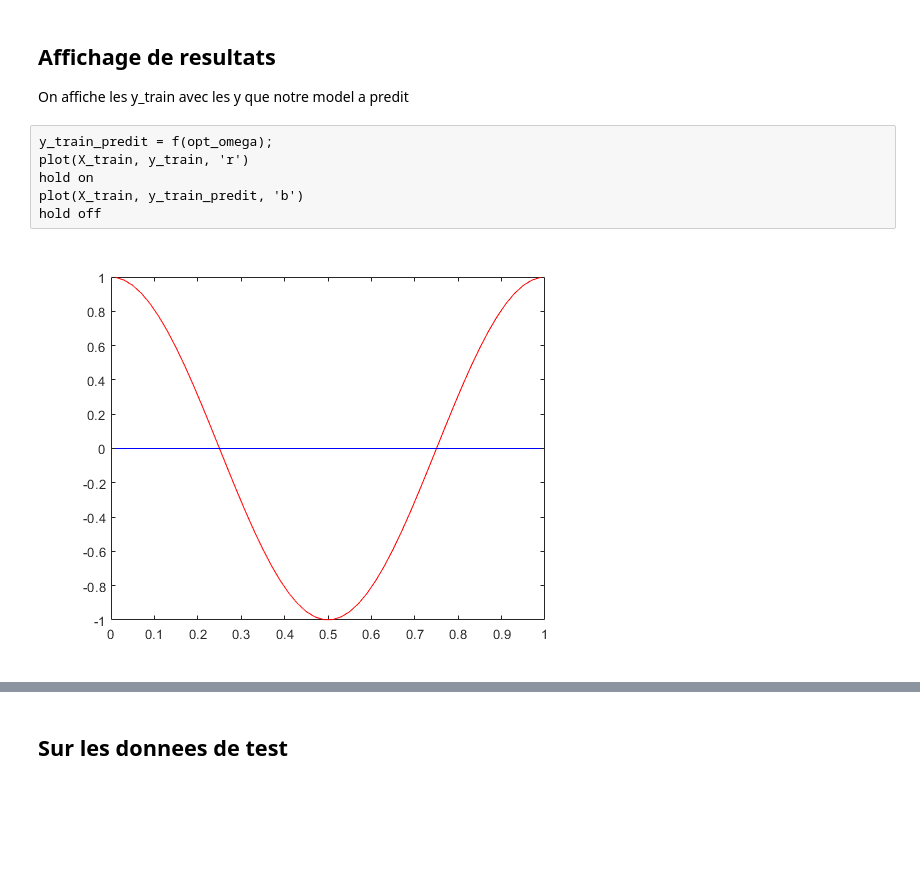
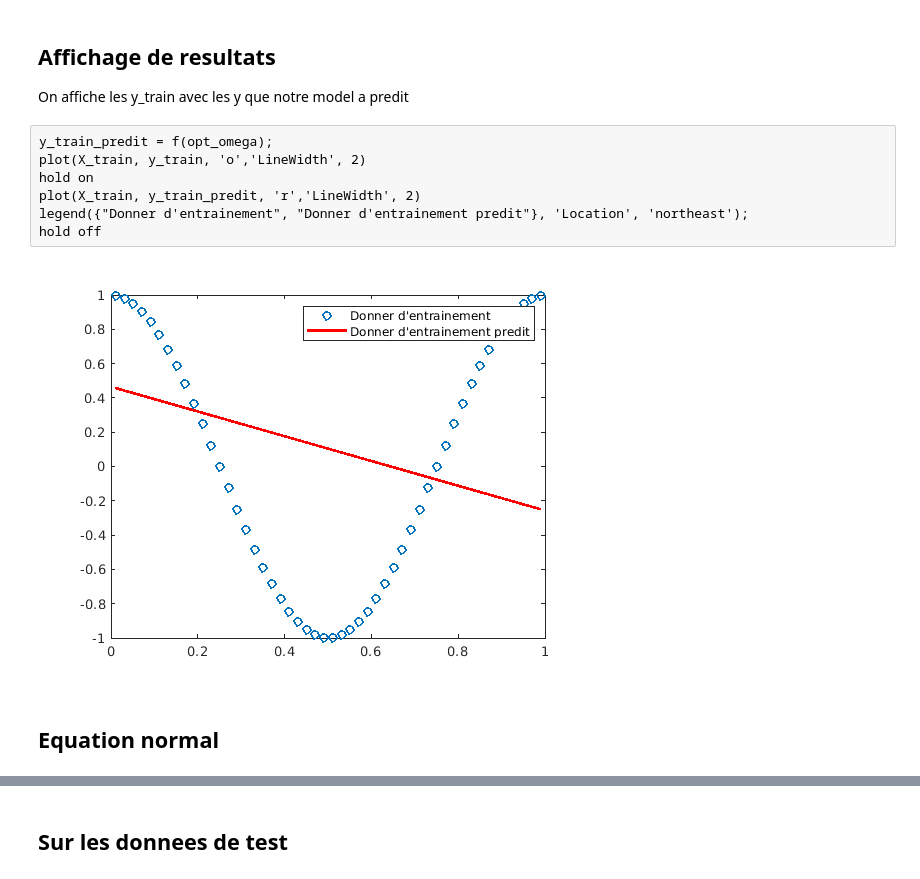
Before and after one commit to akram-elgh/Master-AIDC, a Jupyter notebook: ML/TP2/TP2.ipynb, the cells around one changed output, grey strips where cells are left out. Cells and saved outputs as stored; diff of their text form; blank space fills up the shorter version.

```diff
--- a/ML/TP2/TP2.ipynb
+++ b/ML/TP2/TP2.ipynb
@@ -123,12 +124,15 @@ ans =
 On affiche les y_train avec les y que notre model a predit
 # %%
 y_train_predit = f(opt_omega);
-plot(X_train, y_train, 'r')
+plot(X_train, y_train, 'o','LineWidth', 2)
 hold on
-plot(X_train, y_train_predit, 'b')
+plot(X_train, y_train_predit, 'r','LineWidth', 2)
+legend({"Donner d'entrainement", "Donner d'entrainement predit"}, 'Location', 'northeast');
 hold off
 # %% [output]
-[figure, old version]
+[figure, new version]
+# %% [markdown]
+## Equation normal
 # %%
 w_et = (K' * K) \ (K' * y_train);
 y_opt = f(w_et);
```
Also changed, not shown: parts of 310 cells of this notebook, 1 other file.
